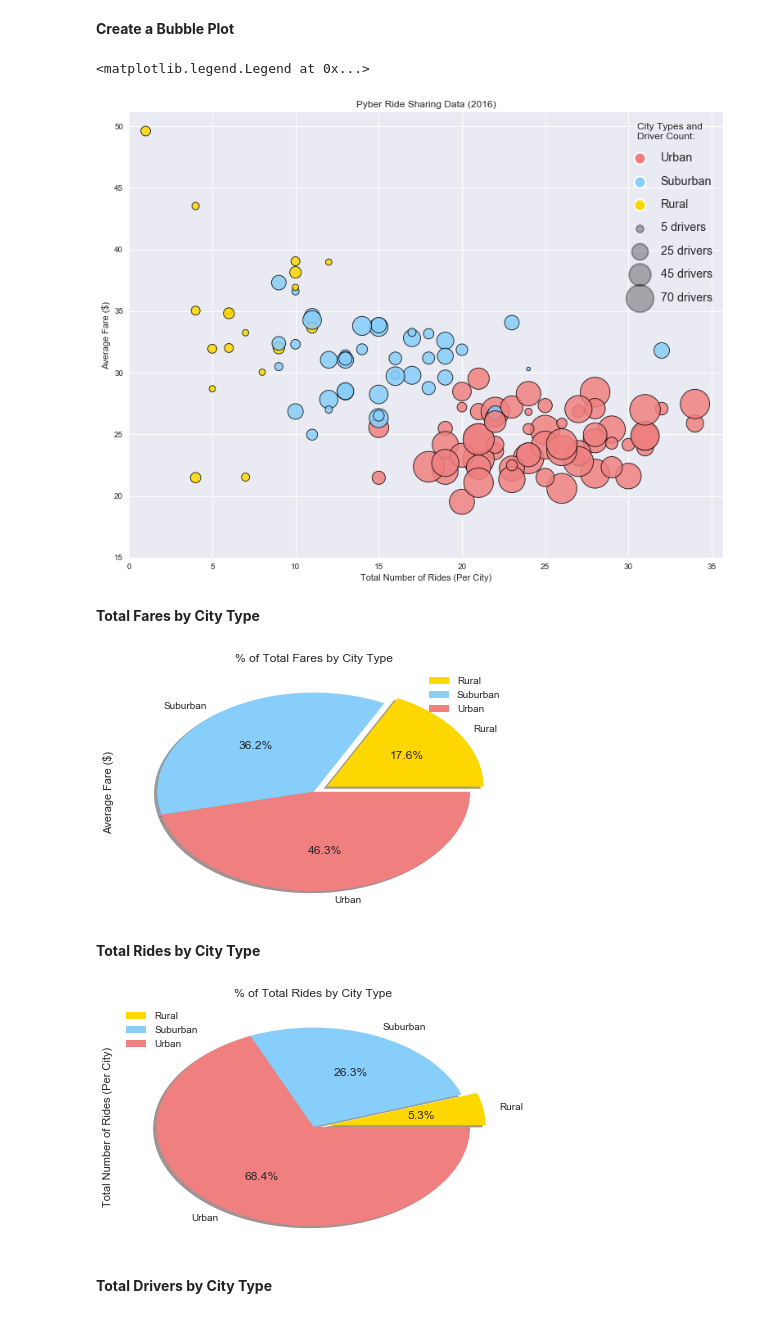
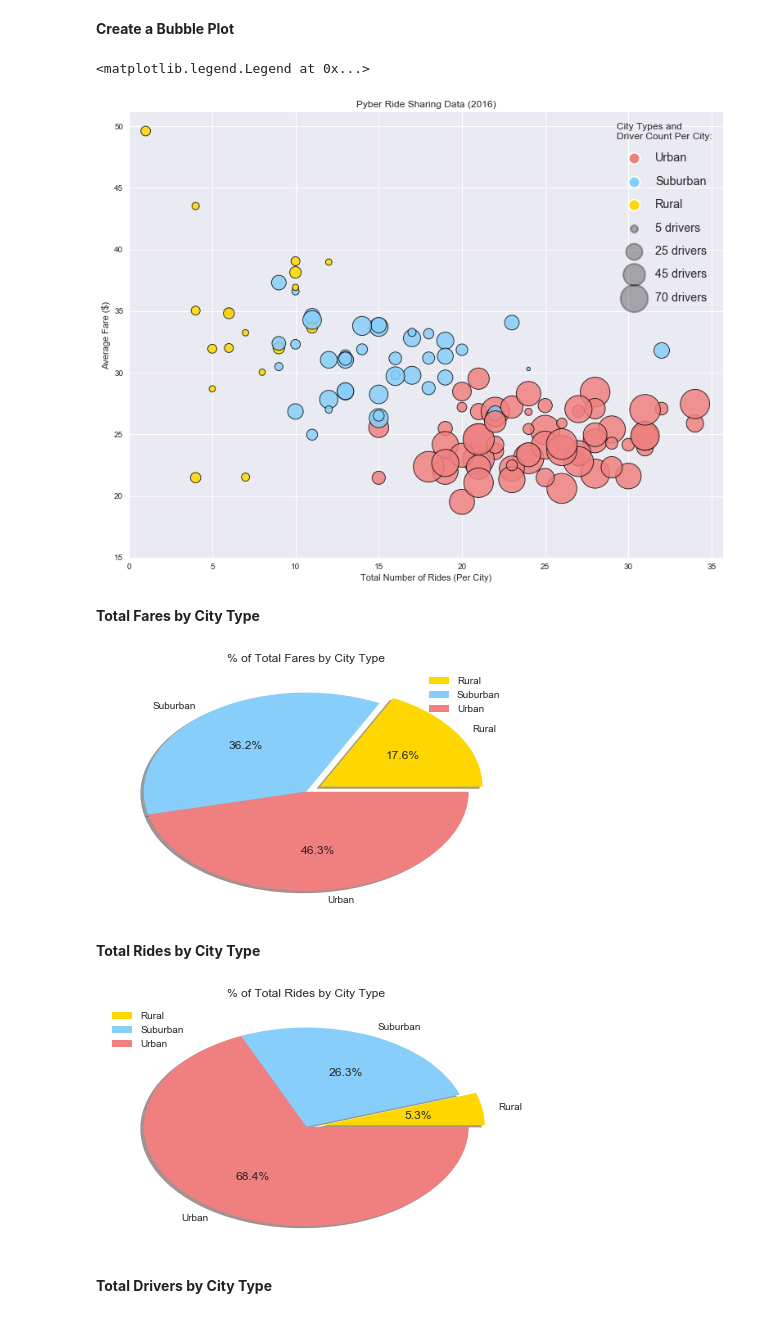
Before and after one commit to Gryazzz/Pyber_Ride_Sharing_Matplotlib, a Jupyter notebook: Pyber.ipynb, the cells around one changed output. Cells and saved outputs as stored; diff of their text form; code cells hidden in the pictures.

```diff
--- a/Pyber.ipynb
+++ b/Pyber.ipynb
@@ -71,22 +75,22 @@ for i in forplot['City Type']:
 # Set seaborn grey style
 sns.set()
 # Create a plot
-drcount = forplot['Driver Count']
-forplot.plot(kind='scatter', x='Total Number of Rides (Per City)', y='Average Fare ($)', s=drcount*20,
+forplot.plot(kind='scatter', x='Total Number of Rides (Per City)', y='Average Fare ($)', s=forplot['Driver Count']*20,
                         c=colors, alpha=0.85, edgecolors="black", linewidth=0.9, figsize=(13,10),
                        title='Pyber Ride Sharing Data (2016)')
 plt.ylim(15, None)
 plt.xlim(0, None)
 
-# Create a legend, that consists of 2 parts: City type and Driver count per city
+# Create a legend, that consists of 2 parts: City types and Driver count per city
 for key in citytype:
     plt.scatter([],[], color=citytype[key], label=key, marker='o', edgecolor='white', linewidth=2)
 for drcount in [5,25,45,70]:
     plt.scatter([], [], c='k', alpha=0.3, s=drcount*4, label=str(drcount) + ' drivers', edgecolor='black', linewidth=2)
-plt.legend(scatterpoints=1, markerscale=2, loc=1, fontsize='large', labelspacing=1, title='City Types and\nDriver Count:')
+plt.legend(scatterpoints=1, markerscale=2, loc=1, fontsize='large', labelspacing=1,
+           title='City Types and\nDriver Count Per City:')
 # %% [output]
 <matplotlib.legend.Legend at 0x...>
-[figure, old version]
+[figure, new version]
 # %% [markdown]
 **Total Fares by City Type**
 # %%
@@ -100,30 +104,31 @@ for item in pie_df['Average Fare ($)']:
         explode_f.append(0.1)
     else:
         explode_f.append(0.0)
-# Make a pie
 
 farebysity = pie_df.plot(kind='pie', y= 'Average Fare ($)', title=('% of Total Fares by City Type'),
                           colors=['#FFD700', '#87cefa', '#f08080'], autopct="%1.1f%%", shadow=True, startangle=360,
                           center=(0,0), explode = explode_f)
+plt.ylabel('')
 plt.tight_layout()
 # %% [output]
-[figure, old version]
+[figure, new version]
 # %% [markdown]
 **Total Rides by City Type**
 # %%
 explode_r = []
 for item in pie_df['Total Number of Rides (Per City)']:
     if (item/(pie_df['Total Number of Rides (Per City)']).sum()*100) < 20:
         explode_r.append(0.1)
     else:
         explode_r.append(0.0)
 
 farebysity = pie_df.plot(kind='pie', y= 'Total Number of Rides (Per City)', title=('% of Total Rides by City Type'),
                           colors=['#FFD700', '#87cefa', '#f08080'], autopct="%1.1f%%", shadow=True, startangle=360,
                           center=(0,0), explode = explode_r)
+plt.ylabel('')
 plt.tight_layout()
 # %% [output]
-[figure, old version]
+[figure, new version]
 # %% [markdown]
 **Total Drivers by City Type**
 # %%
```
Also changed, not shown: parts of 4 cells of this notebook.
